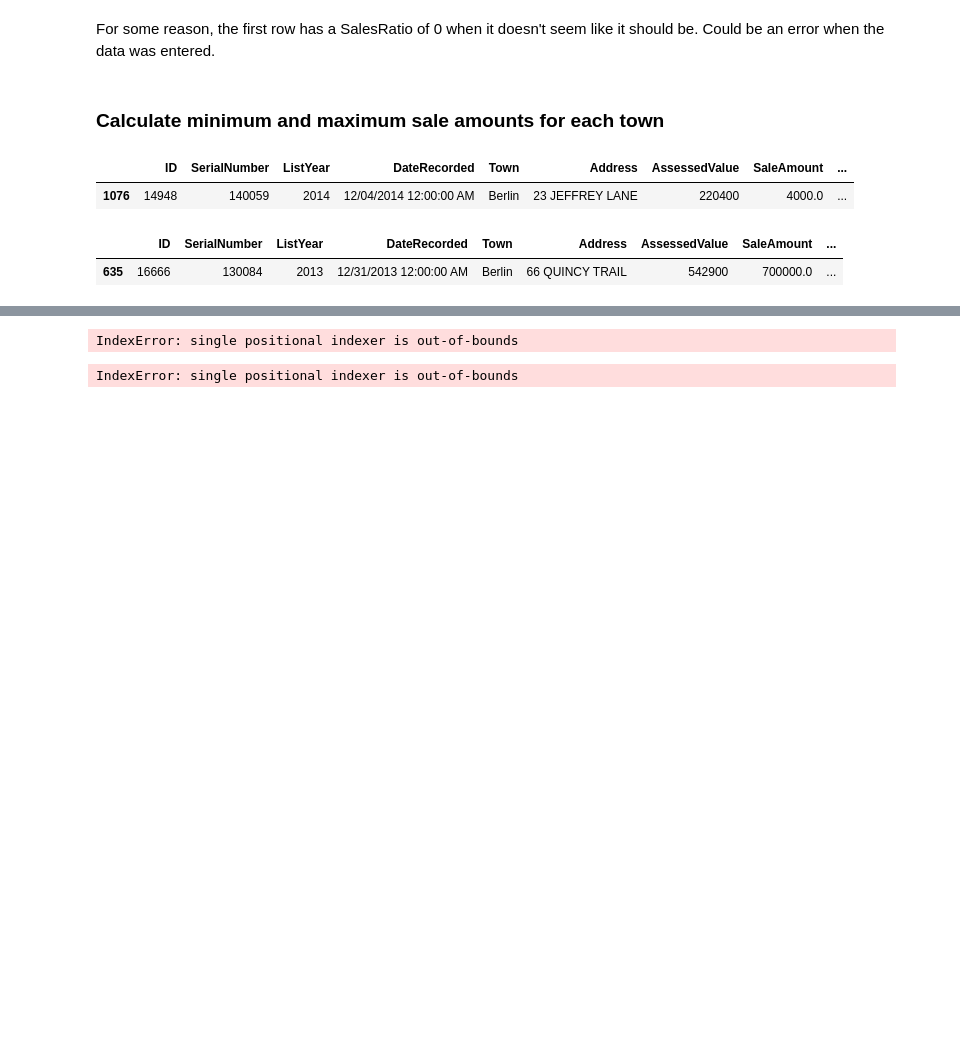
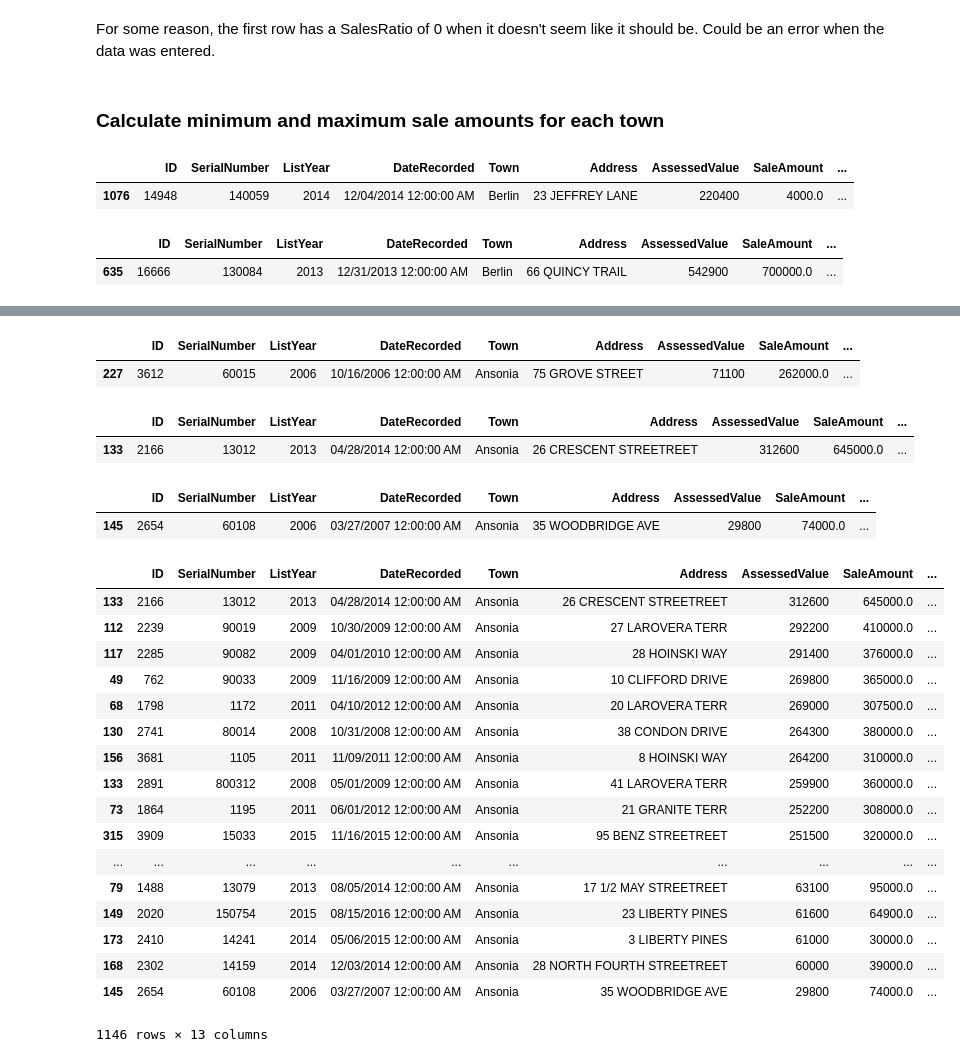
Before and after one commit to jamiekasulis/ct_real_estate_sales, a Jupyter notebook: Data Exploration.ipynb, the cells around one changed output, grey strips where cells are left out. Saved outputs shown, nothing was run; the diff lists cells and outputs as text; code cells hidden in the pictures; blank space fills up the shorter version.

```diff
--- a/Data Exploration.ipynb
+++ b/Data Exploration.ipynb
@@ -411,8 +390,41 @@ town_df.head(5)
+# %%
+get_town_min(res_df, town_df, 'Ansonia', 'SalesRatio')
+# %% [output]
+|  | ID | SerialNumber | ListYear | DateRecorded | Town | Address | AssessedValue | SaleAmount | ... |
+| 227 | 3612 | 60015 | 2006 | 10/16/2006 12:00:00 AM | Ansonia | 75 GROVE STREET | 71100 | 262000.0 | ... |
 # %%
-calculate_town_mins_and_maxes(res_df, town_df, 'AssessedValue')
+get_town_max(res_df, town_df, 'Ansonia', 'AssessedValue')
 # %% [output]
-IndexError: single positional indexer is out-of-bounds
+|  | ID | SerialNumber | ListYear | DateRecorded | Town | Address | AssessedValue | SaleAmount | ... |
+| 133 | 2166 | 13012 | 2013 | 04/28/2014 12:00:00 AM | Ansonia | 26 CRESCENT STREETREET | 312600 | 645000.0 | ... |
-# %%
-calculate_town_mins_and_maxes(res_df, town_df, 'SalesRatio')
-# %% [output]
-IndexError: single positional indexer is out-of-bounds
+# %%
+get_town_min(res_df, town_df, 'Ansonia', 'AssessedValue')
+# %% [output]
+|  | ID | SerialNumber | ListYear | DateRecorded | Town | Address | AssessedValue | SaleAmount | ... |
+| 145 | 2654 | 60108 | 2006 | 03/27/2007 12:00:00 AM | Ansonia | 35 WOODBRIDGE AVE | 29800 | 74000.0 | ... |
+# %%
+ansonia = res_df[res_df['Town'] == 'Ansonia']
+ansonia.sort_values('SalesRatio', ascending=True)
+ansonia.sort_values('SalesRatio', ascending=False)
+ansonia.sort_values('AssessedValue', ascending=True)
+ansonia.sort_values('AssessedValue', ascending=False)
+# Looks good.
+# %% [output]
+|  | ID | SerialNumber | ListYear | DateRecorded | Town | Address | AssessedValue | SaleAmount | ... |
+| 133 | 2166 | 13012 | 2013 | 04/28/2014 12:00:00 AM | Ansonia | 26 CRESCENT STREETREET | 312600 | 645000.0 | ... |
+| 112 | 2239 | 90019 | 2009 | 10/30/2009 12:00:00 AM | Ansonia | 27 LAROVERA TERR | 292200 | 410000.0 | ... |
+| 117 | 2285 | 90082 | 2009 | 04/01/2010 12:00:00 AM | Ansonia | 28 HOINSKI WAY | 291400 | 376000.0 | ... |
+| 49 | 762 | 90033 | 2009 | 11/16/2009 12:00:00 AM | Ansonia | 10 CLIFFORD DRIVE | 269800 | 365000.0 | ... |
+| 68 | 1798 | 1172 | 2011 | 04/10/2012 12:00:00 AM | Ansonia | 20 LAROVERA TERR | 269000 | 307500.0 | ... |
+| 130 | 2741 | 80014 | 2008 | 10/31/2008 12:00:00 AM | Ansonia | 38 CONDON DRIVE | 264300 | 380000.0 | ... |
+| 156 | 3681 | 1105 | 2011 | 11/09/2011 12:00:00 AM | Ansonia | 8 HOINSKI WAY | 264200 | 310000.0 | ... |
+| 133 | 2891 | 800312 | 2008 | 05/01/2009 12:00:00 AM | Ansonia | 41 LAROVERA TERR | 259900 | 360000.0 | ... |
+| 73 | 1864 | 1195 | 2011 | 06/01/2012 12:00:00 AM | Ansonia | 21 GRANITE TERR | 252200 | 308000.0 | ... |
+| 315 | 3909 | 15033 | 2015 | 11/16/2015 12:00:00 AM | Ansonia | 95 BENZ STREETREET | 251500 | 320000.0 | ... |
+| ... | ... | ... | ... | ... | ... | ... | ... | ... | ... |
+| 79 | 1488 | 13079 | 2013 | 08/05/2014 12:00:00 AM | Ansonia | 17 1/2 MAY STREETREET | 63100 | 95000.0 | ... |
+| 149 | 2020 | 150754 | 2015 | 08/15/2016 12:00:00 AM | Ansonia | 23 LIBERTY PINES | 61600 | 64900.0 | ... |
+| 173 | 2410 | 14241 | 2014 | 05/06/2015 12:00:00 AM | Ansonia | 3 LIBERTY PINES | 61000 | 30000.0 | ... |
+| 168 | 2302 | 14159 | 2014 | 12/03/2014 12:00:00 AM | Ansonia | 28 NORTH FOURTH STREETREET | 60000 | 39000.0 | ... |
+| 145 | 2654 | 60108 | 2006 | 03/27/2007 12:00:00 AM | Ansonia | 35 WOODBRIDGE AVE | 29800 | 74000.0 | ... |
+1146 rows × 13 columns
```
Also changed, not shown: parts of 16 cells of this notebook.
